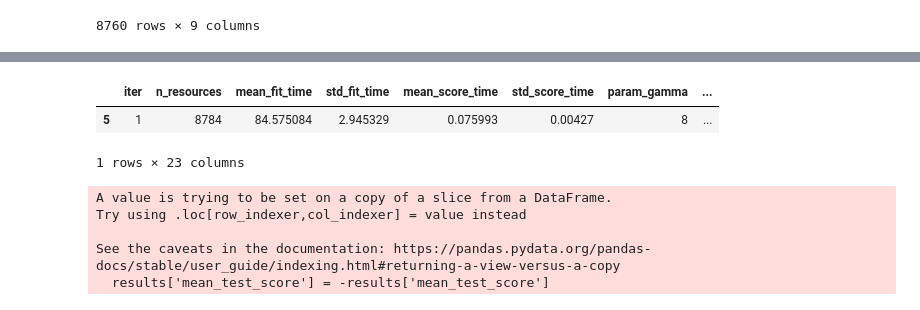
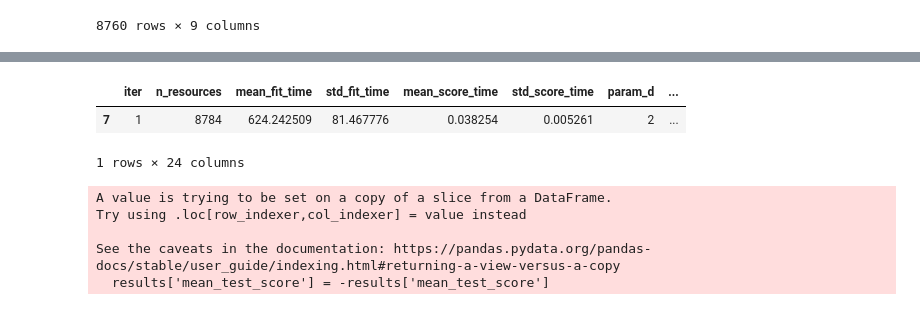
Before and after one commit to luca-pernigo/ThesisKernelMethods, a Jupyter notebook: experiments/temp.ipynb, the cells around one changed output, grey strips where cells are left out. Drawn from its saved outputs; the diff is of its cells as text; code cells hidden in the pictures.

Commit message:
polynomial

```diff
--- a/experiments/temp.ipynb
+++ b/experiments/temp.ipynb
@@ -129,17 +117,20 @@ df_linear
 # %%
 df_a_laplacian_gridsearch=pd.read_csv("train_test/SECURES-Met/DE/a_laplacian/models_a_laplacian_gridsearch.csv")
 df_a_laplacian_gridsearch[df_a_laplacian_gridsearch["rank_test_score"]==1]
+
+df_a_polynomial_gridsearch=pd.read_csv("train_test/SECURES-Met/DE/polynomial/models_polynomial_gridsearch.csv")
+df_a_polynomial_gridsearch[df_a_polynomial_gridsearch["rank_test_score"]==1]
 
 
 # df_linear_gridsearch=pd.read_csv("train_test/SECURES-Met/CH/linear/models_linear_gridsearch.csv")
 # df_linear_gridsearch[df_linear_gridsearch["rank_test_score"]==1]
 
 # df_gaussian_rbf_gridsearch=pd.read_csv("train_test/SECURES-Met/CH/gaussian_rbf/models_gaussian_rbf_gridsearch.csv")
 # df_gaussian_rbf_gridsearch[df_gaussian_rbf_gridsearch["rank_test_score"]==1]
 # %% [output]
-|  | iter | n_resources | mean_fit_time | std_fit_time | mean_score_time | std_score_time | param_gamma | ... |
-| 5 | 1 | 8784 | 84.575084 | 2.945329 | 0.075993 | 0.00427 | 8 | ... |
+|  | iter | n_resources | mean_fit_time | std_fit_time | mean_score_time | std_score_time | param_d | ... |
+| 7 | 1 | 8784 | 624.242509 | 81.467776 | 0.038254 | 0.005261 | 2 | ... |
-1 rows × 23 columns
+1 rows × 24 columns
 # %%
 results = df_a_laplacian_gridsearch[['param_C', 'param_gamma', 'mean_test_score', 'n_resources']]
 results['mean_test_score'] = -results['mean_test_score']
```
Also changed, not shown: parts of 1 cell of this notebook, 35 other files.
